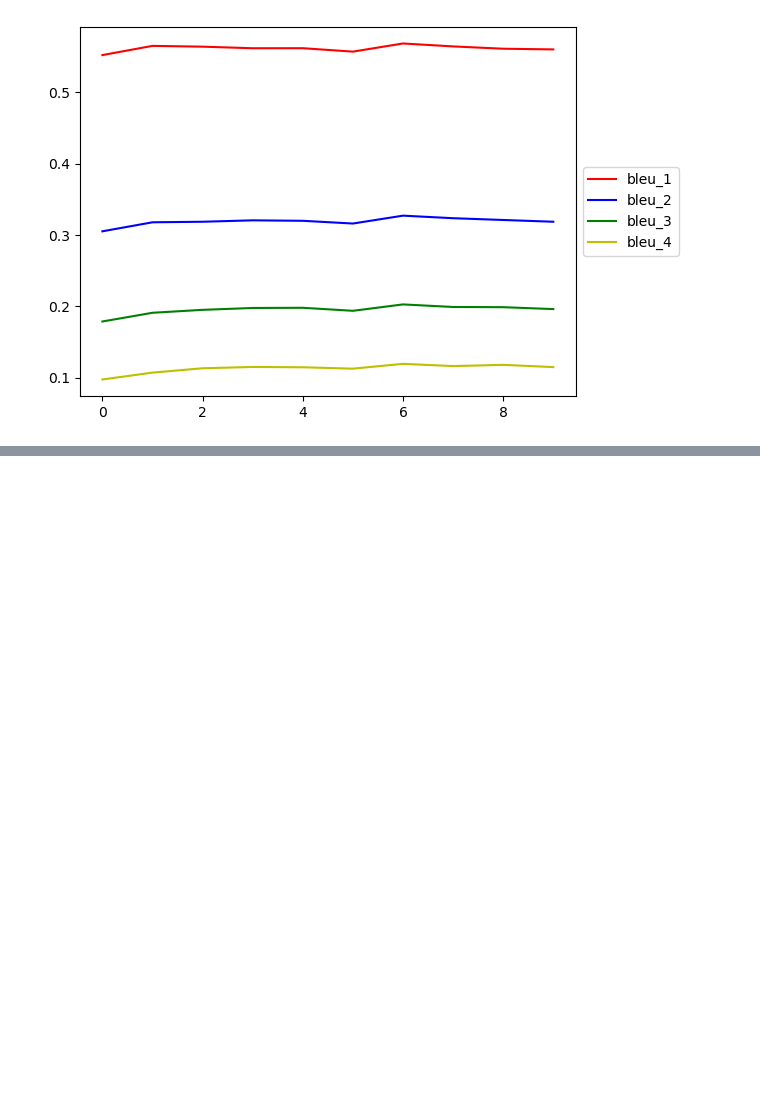
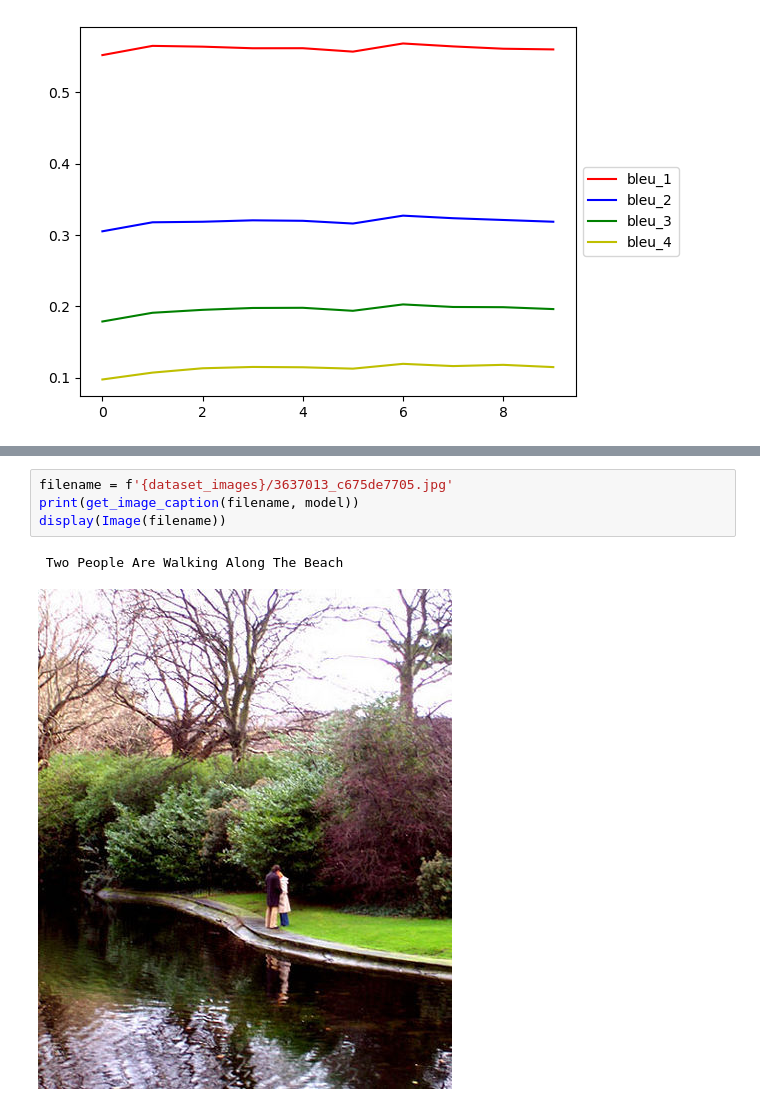
Before and after one commit to Swagaholik/auto-caption-generator, a Jupyter notebook: alt-text-generation.ipynb, the cells around one changed output, grey strips where cells are left out. Cells and saved outputs as stored; diff of their text form; blank space fills up the shorter version.

```diff
--- a/alt-text-generation.ipynb
+++ b/alt-text-generation.ipynb
@@ -771,0 +807,7 @@ plot_bleu(5)
+# %%
+filename = f'{dataset_images}/3637013_c675de7705.jpg'
+print(get_image_caption(filename, model))
+display(Image(filename))
+# %% [output]
+ Two People Are Walking Along The Beach
+[figure, added]
```
Also changed, not shown: parts of 9 cells of this notebook, 1 other file.
